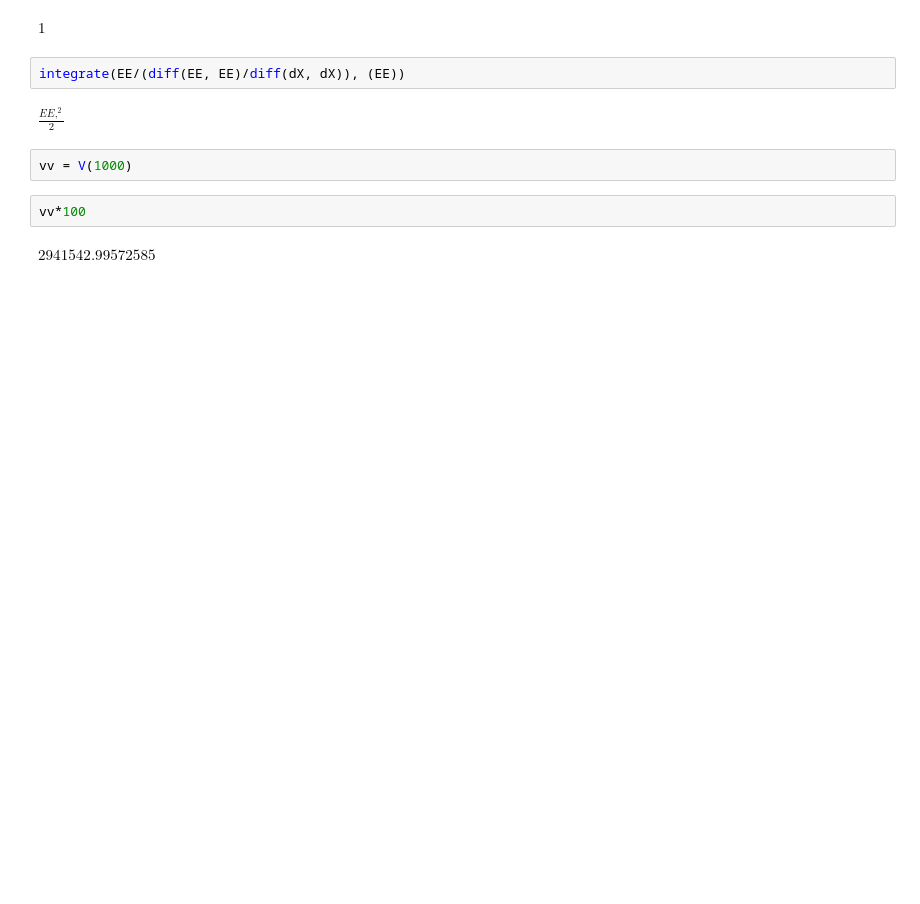
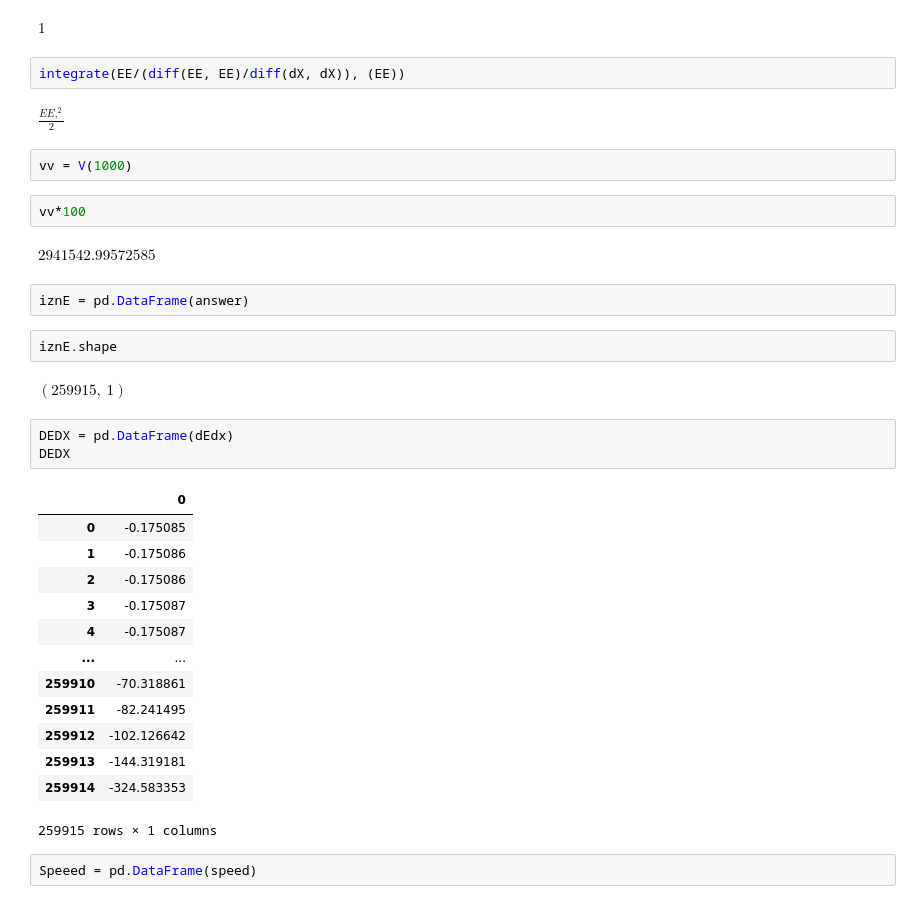
Before and after one commit to StepanKatin/Recoil_separation_Ra223, a Jupyter notebook: deff_recoil_nuclier.ipynb, the cells around one changed output. Drawn from its saved outputs; the diff is of its cells as text; blank space fills up the shorter version.

```diff
--- a/deff_recoil_nuclier.ipynb
+++ b/deff_recoil_nuclier.ipynb
@@ -183,3 +183,28 @@ vv = V(1000)
 vv*100
 # %% [output]
 $\displaystyle 2941542.99572585$
+# %%
+iznE = pd.DataFrame(answer)
+# %%
+iznE.shape
+# %% [output]
+$\displaystyle \left( 259915, \  1\right)$
+# %%
+DEDX = pd.DataFrame(dEdx)
+DEDX
+# %% [output]
+|  | 0 |
+| 0 | -0.175085 |
+| 1 | -0.175086 |
+| 2 | -0.175086 |
+| 3 | -0.175087 |
+| 4 | -0.175087 |
+| ... | ... |
+| 259910 | -70.318861 |
+| 259911 | -82.241495 |
+| 259912 | -102.126642 |
+| 259913 | -144.319181 |
+| 259914 | -324.583353 |
+259915 rows × 1 columns
+# %%
+Speeed = pd.DataFrame(speed)
```
Also changed, not shown: parts of 4 cells of this notebook.
